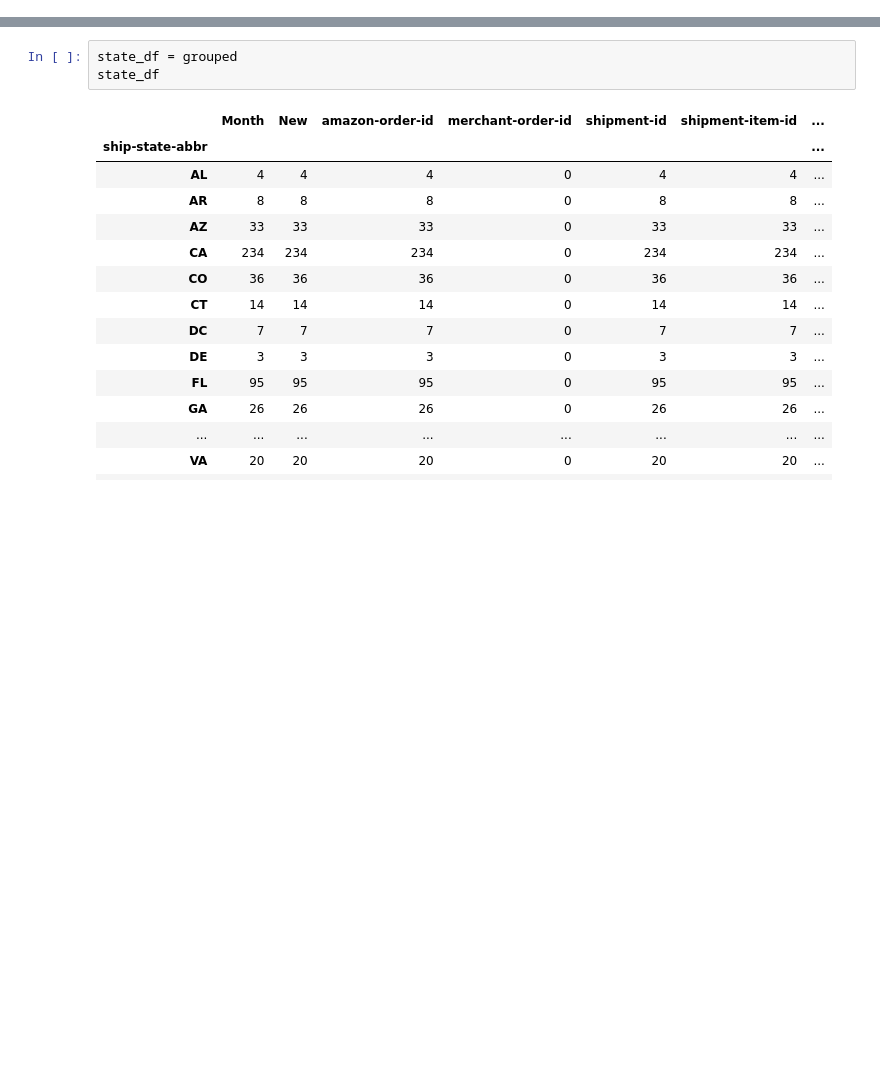
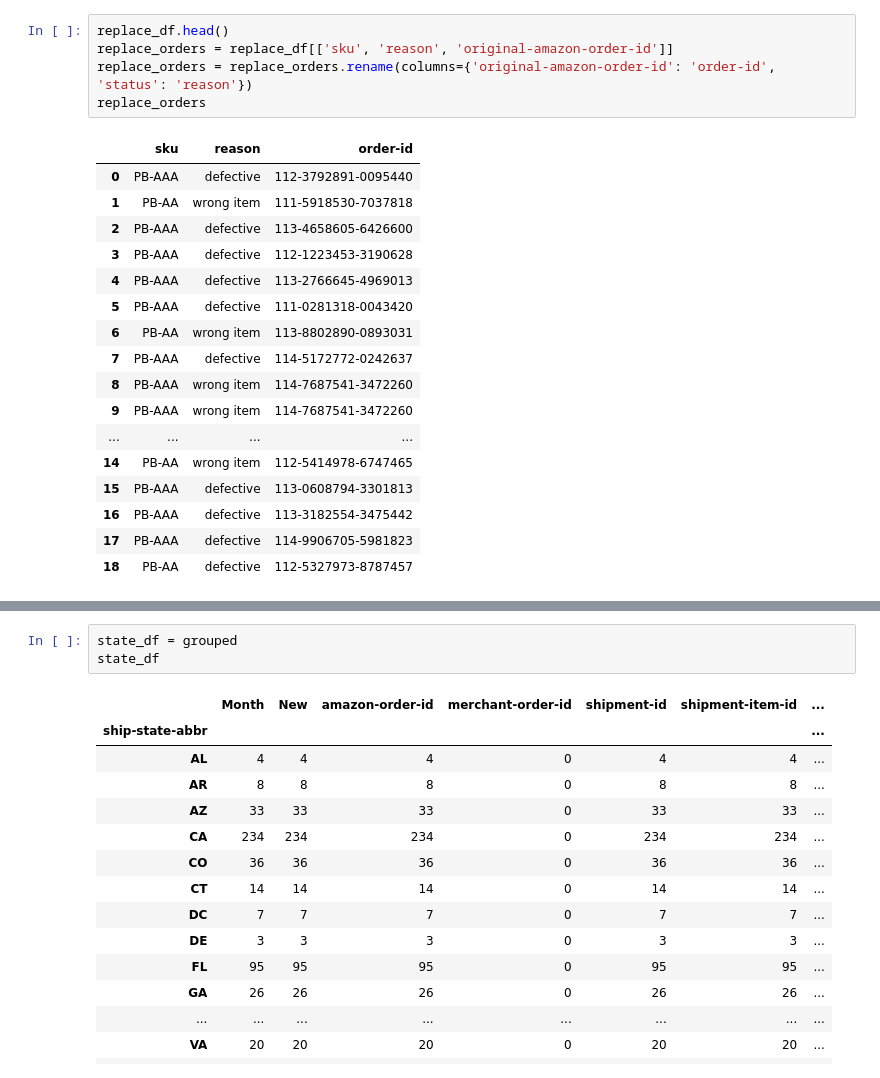
Before and after one commit to ryankirkland/customer-data-analysis, a Jupyter notebook: PBE-Order-Analysis.ipynb, the cells around one changed output, grey strips where cells are left out. Drawn from its saved outputs; the diff is of its cells as text; blank space fills up the shorter version.

```diff
--- a/PBE-Order-Analysis.ipynb
+++ b/PBE-Order-Analysis.ipynb
@@ -10,0 +34,23 @@ df = pd.read_csv('pbe-orders.csv')
+# %%
+replace_df.head()
+replace_orders = replace_df[['sku', 'reason', 'original-amazon-order-id']]
+replace_orders = replace_orders.rename(columns={'original-amazon-order-id': 'order-id', 'status': 'reason'})
+replace_orders
+# %% [output]
+|  | sku | reason | order-id |
+| 0 | PB-AAA | defective | 112-3792891-0095440 |
+| 1 | PB-AA | wrong item | 111-5918530-7037818 |
+| 2 | PB-AAA | defective | 113-4658605-6426600 |
+| 3 | PB-AAA | defective | 112-1223453-3190628 |
+| 4 | PB-AAA | defective | 113-2766645-4969013 |
+| 5 | PB-AAA | defective | 111-0281318-0043420 |
+| 6 | PB-AA | wrong item | 113-8802890-0893031 |
+| 7 | PB-AAA | defective | 114-5172772-0242637 |
+| 8 | PB-AAA | wrong item | 114-7687541-3472260 |
+| 9 | PB-AAA | wrong item | 114-7687541-3472260 |
+| ... | ... | ... | ... |
+| 14 | PB-AA | wrong item | 112-5414978-6747465 |
+| 15 | PB-AAA | defective | 113-0608794-3301813 |
+| 16 | PB-AAA | defective | 113-3182554-3475442 |
+| 17 | PB-AAA | defective | 114-9906705-5981823 |
+| 18 | PB-AA | defective | 112-5327973-8787457 |
```
Also changed, not shown: parts of 11 cells of this notebook, 2 other files.
